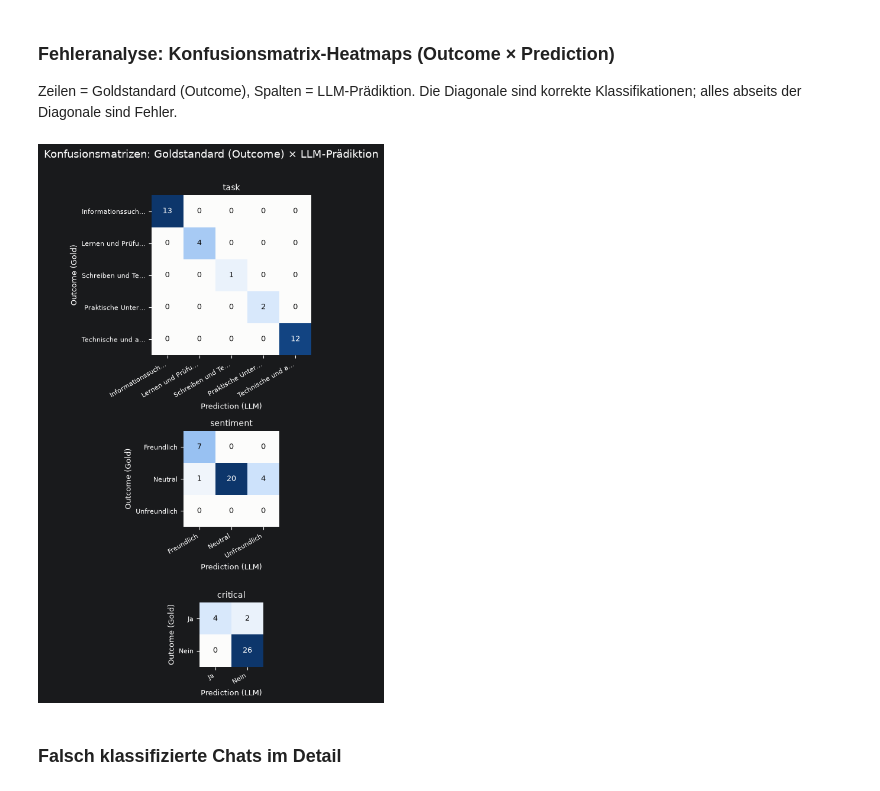
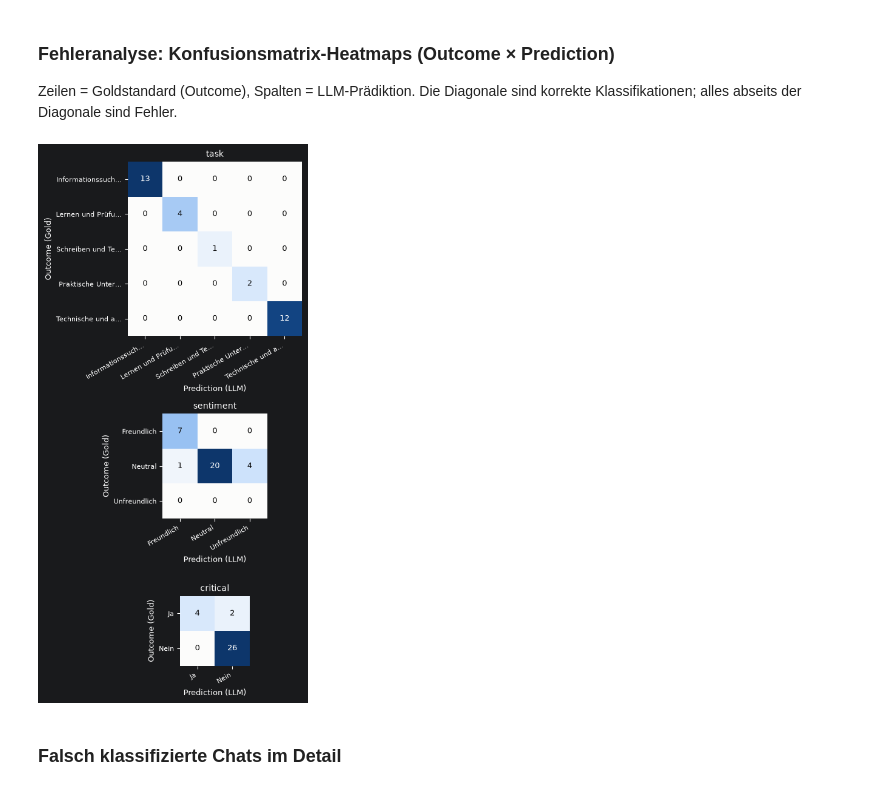
Before and after one commit to 47867/Masterprojekt-Chatbots-Fork, a Jupyter notebook: Python_code/Result_error_analysis.ipynb, the cells around one changed output. Cells and saved outputs as stored; diff of their text form; code cells hidden in the pictures.

```diff
--- a/Python_code/Result_error_analysis.ipynb
+++ b/Python_code/Result_error_analysis.ipynb
@@ -273,35 +273,35 @@ def plot_confusion(ax, y_true, y_pred, labels, title):
             )
     for spine in ax.spines.values():
         spine.set_visible(False)
 
 
 if gold is not None:
     # Anzahl tatsächlich vorkommender Kategorien je Dimension -> Höhe der Teilplots
     used_labels = {
         dim: [
             l for l in CATEGORIES[dim]
             if l in set(gold[f"{dim}_gold"]) | set(gold[dim])
         ]
         for dim in DIMENSIONS
     }
     ratios = [len(used_labels[dim]) for dim in DIMENSIONS]
 
     # Konfusionsmatrizen untereinander (eine Spalte, eine Zeile pro Dimension)
     fig, axes = plt.subplots(
         len(DIMENSIONS), 1,
         figsize=(6, 3.2 * len(DIMENSIONS)),
         gridspec_kw={"height_ratios": ratios},
     )
     for ax, dim in zip(np.atleast_1d(axes), DIMENSIONS):
         plot_confusion(ax, gold[f"{dim}_gold"], gold[dim], CATEGORIES[dim], dim)
-    fig.suptitle("Konfusionsmatrizen: Goldstandard (Outcome) × LLM-Prädiktion", fontsize=13)
+    #fig.suptitle("Konfusionsmatrizen: Goldstandard (Outcome) × LLM-Prädiktion", fontsize=13)
     fig.tight_layout(rect=[0, 0, 1, 0.97])
     fig.savefig(PLOTS / "20_llm_confusion_heatmaps.png", dpi=200, bbox_inches="tight")
     fig.savefig(PLOTS / "20_llm_confusion_heatmaps.pdf", dpi=200, bbox_inches="tight")
 
     plt.show()
 # %% [output]
-[figure, old version]
+[figure, new version]
 # %% [markdown]
 ### Falsch klassifizierte Chats im Detail
 # %%
```
